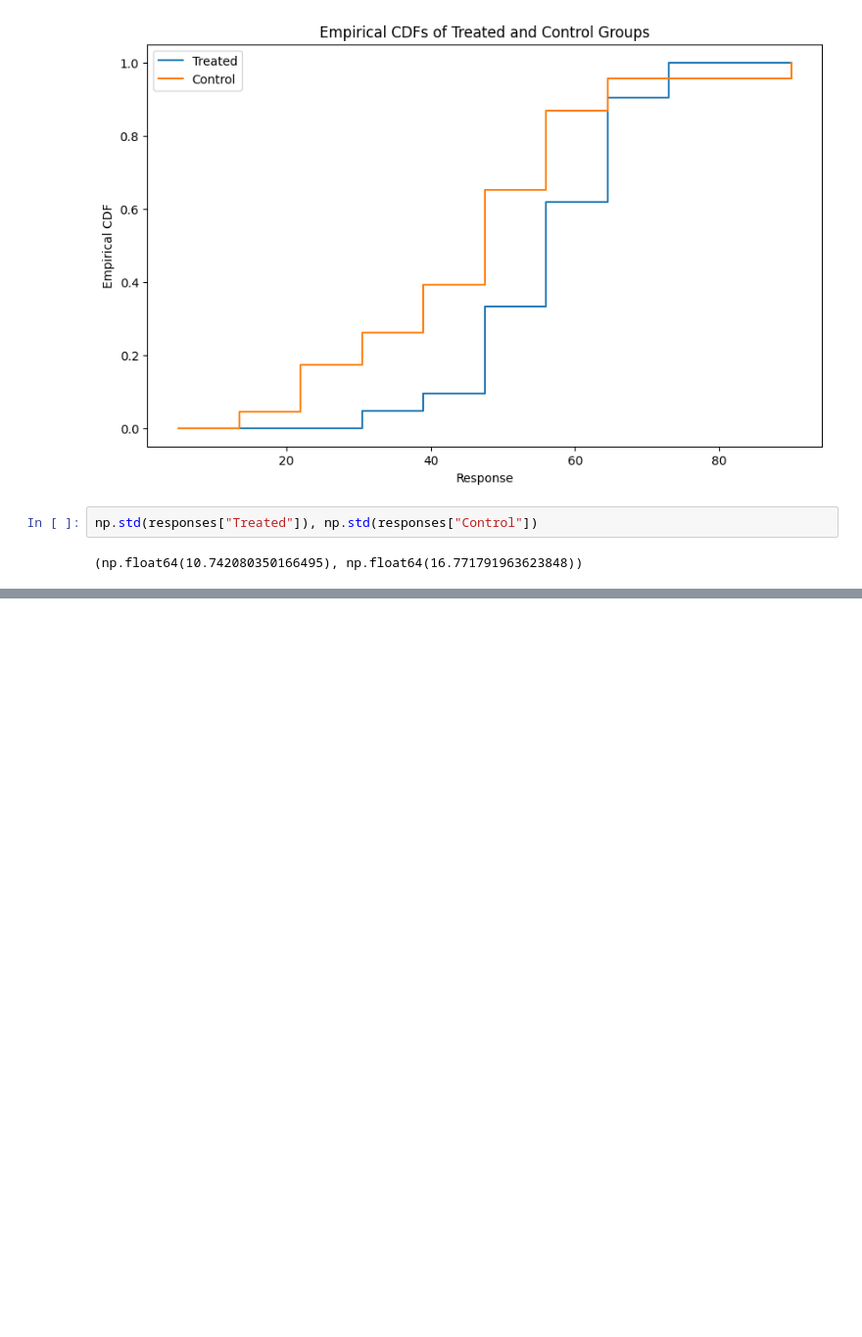
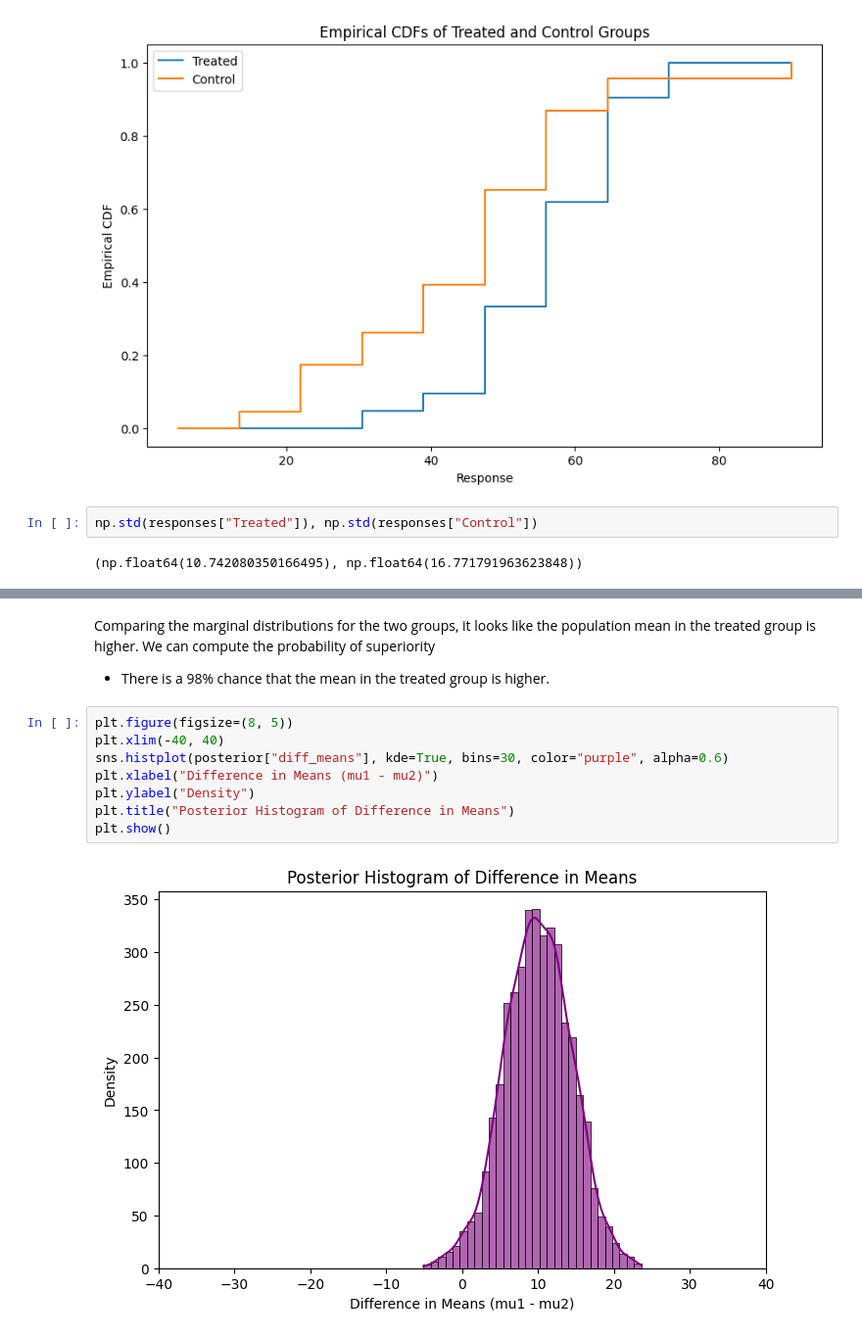
Before and after one commit to atruergod/Matsuura2022_Bayesian_Statistical_Modeling_with_Stan_R_and_Python, a Jupyter notebook: yndk/tb2/tb2_ch13_inference.ipynb, the cells around one changed output, grey strips where cells are left out. Shown: that part at 98% size. Drawn from its saved outputs; the diff is of its cells as text; blank space fills up the shorter version.

```diff
--- a/yndk/tb2/tb2_ch13_inference.ipynb
+++ b/yndk/tb2/tb2_ch13_inference.ipynb
@@ -195,0 +279,13 @@ print(posterior[["mu1", "mu2", "diff_means"]].describe())
+# %% [markdown]
+Comparing the marginal distributions for the two groups, it looks like the population mean in the treated group is higher. We can compute the probability of superiority
+- There is a 98% chance that the mean in the treated group is higher.
+# %%
+plt.figure(figsize=(8, 5))
+plt.xlim(-40, 40)
+sns.histplot(posterior["diff_means"], kde=True, bins=30, color="purple", alpha=0.6)
+plt.xlabel("Difference in Means (mu1 - mu2)")
+plt.ylabel("Density")
+plt.title("Posterior Histogram of Difference in Means")
+plt.show()
+# %% [output]
+[figure, added]
```
Also changed, not shown: parts of 7 cells of this notebook, 4 other files.
